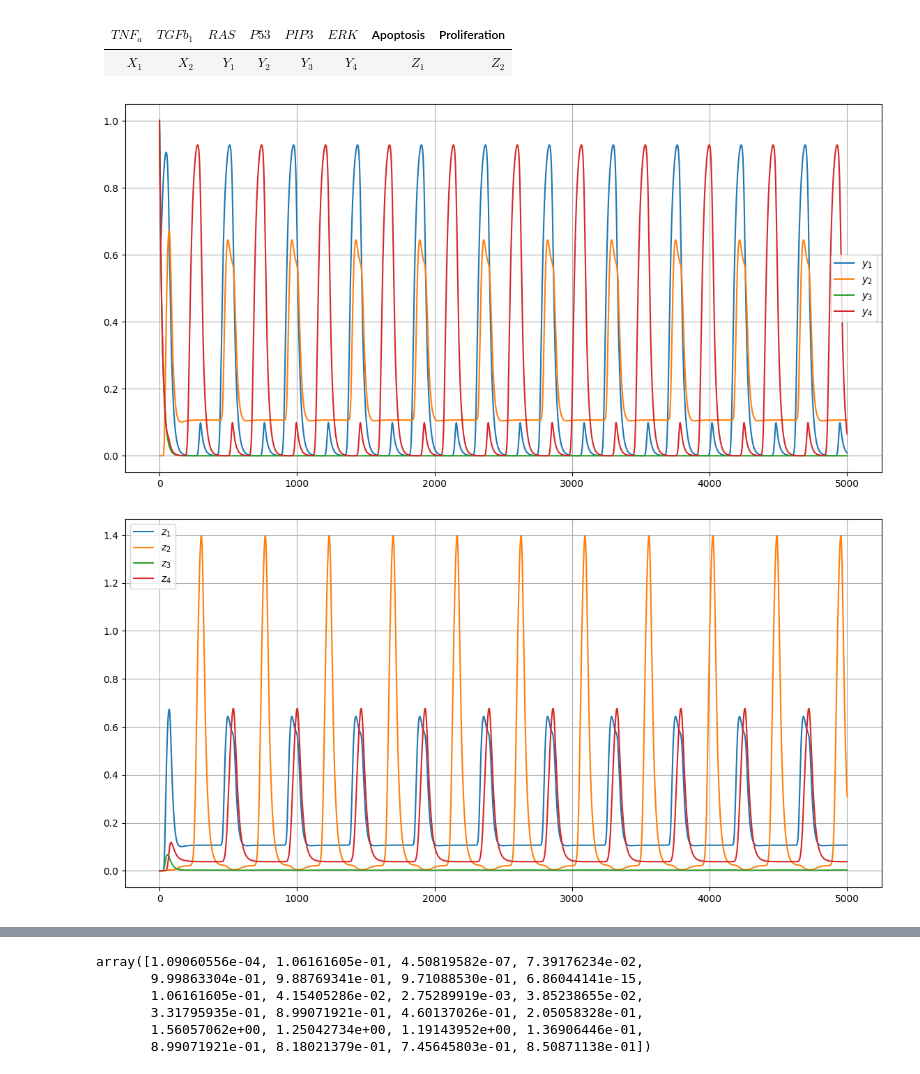
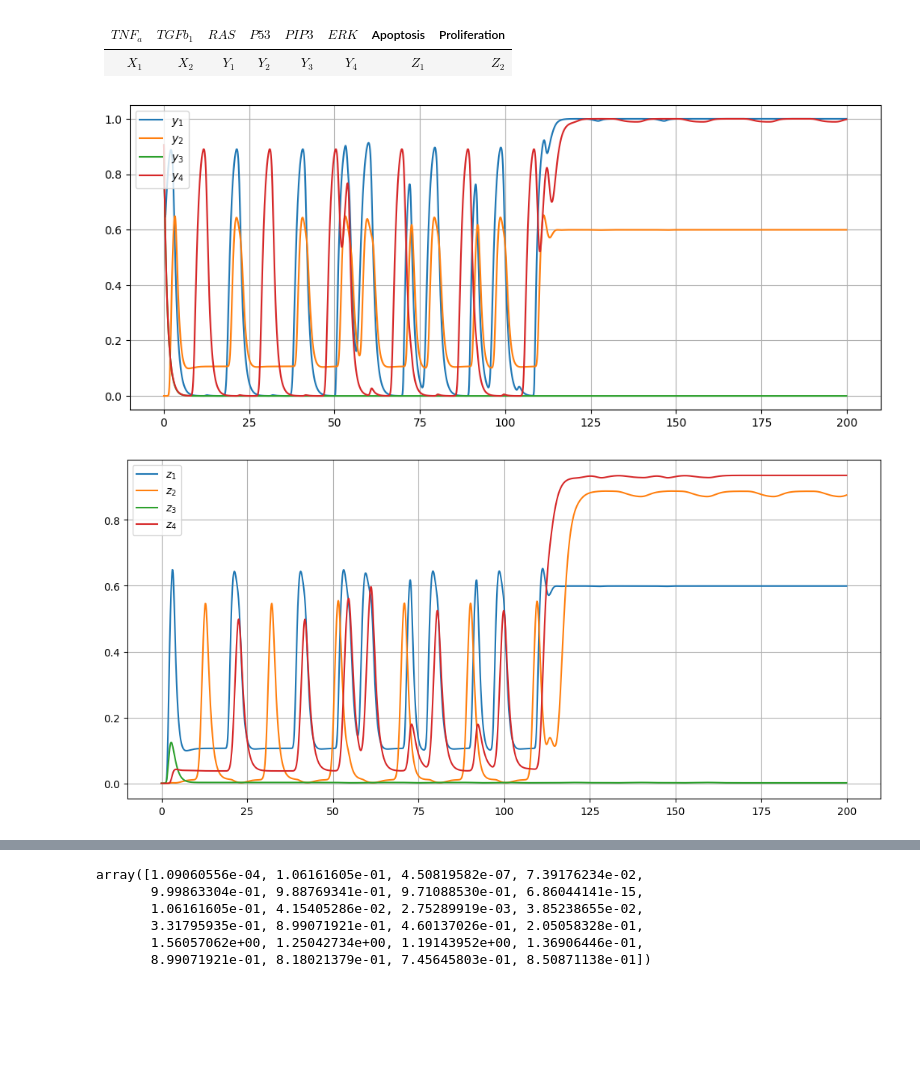
Before and after one commit to joshbrx/biomath_model, a Jupyter notebook: Stellate_N_cancer_cells.ipynb, the cells around one changed output, grey strips where cells are left out. Saved outputs shown, nothing was run; the diff lists cells and outputs as text; code cells hidden in the pictures; blank space fills up the shorter version.

Commit message:
Se agregaron delays en el gen RAS para y1, s3 y s4 respectivamente.

```diff
--- a/Stellate_N_cancer_cells.ipynb
+++ b/Stellate_N_cancer_cells.ipynb
@@ -16,17 +16,17 @@ import random
 def supr(e, n, s):
     return e/(1 + s**n)
 # %%
-def dS(S, i):
+def dS(S, i, y1_tau):
     y1, y2, y3, y4, c2, c3, c4, c5, z1, z2, z3, z4, Ry1, Ry2, Ry3, Ry4, Rc2a, Rc2b, Rc2, Rc3, Rc4, Rc5, Rz1, Rz2, Rz3, Rz4, c2a, c2b = S
     # --------------------------------------------------------
     # dRy1 = e[0]*(supr(1, n[0], X1[i]) + supr(1, n[0], y1) + supr(1, n[0], y3) + supr(1, n[0], y4) + supr(1, n[0], c3)) - Ry1
-    dRy1 = e[0]*(supr(1, n[0], X1[i]) + supr(1, n[0], y3) + supr(1, n[0], y4)) - Ry1;
+    dRy1 = e[0]*(supr(1, n[0], X1[i]) + supr(1, n[0], y1_tau) + supr(1, n[0], y3) + supr(1, n[0], y4)) - Ry1;           # delay
     dy1  = supr(1, n[1], Ry1) - y1;
 
     dRy4 = e[1]*(supr(1, n[0], X2[i]) + supr(1, n[0], y1)) - Ry4;
     dy4  = supr(1, n[1], Ry4) - y4;
 
-    dRy3 = e[2]*(supr(1, n[0], y4) + supr(1, -n[0], y2)) - Ry3          # check
+    dRy3 = e[2]*(supr(1, n[0], y4) + supr(1, -n[0], y2)) - Ry3
     dy3  = supr(1, n[1], Ry3) - y3;
 
     dRy2 = e[3]*(supr(1, n[0], 2*y1) + supr(1, -n[0], 2*y2) + supr(1, -n[0], 2*y3)) - Ry2
@@ -43,10 +43,10 @@ def dS(S, i):
     dRc2 = e[7]*(supr(2, +n[0], c2) + supr(2, -n[0], c3)) - Rc2
     dc2  = supr(1, n[1], Rc2) - c2;
 
-    dRc3 = e[8]*(supr(1, n[0], y1) + supr(1, -n[0], c2)) - Rc3
+    dRc3 = e[8]*(supr(1, n[0], y1_tau) + supr(1, -n[0], c2)) - Rc3
     dc3  = supr(1, n[1], Rc3) - c3;
 
-    dRc4 = e[9]*(supr(1, n[0], y1) + supr(1, n[0], c3) + supr(2, -n[0], c2)) - Rc4
+    dRc4 = e[9]*(supr(1, n[0], y1_tau) + supr(1, n[0], c3) + supr(2, -n[0], c2)) - Rc4
     dc4  = supr(1, n[1], Rc4) - c4;
 
     dRc5 = e[10]*(supr(1, n[0], X2[i]) + supr(1, n[0], c2)) - Rc5
@@ -61,20 +61,21 @@ def dS(S, i):
     dS = [dy1, dy2, dy3, dy4, dc2, dc3, dc4, dc5, dy2, dz2, dz3, dz4, dRy1, dRy2, dRy3, dRy4, dRc2a, dRc2b, dRc2, dRc3, dRc4, dRc5, dRy2, dRz2, dRz3, dRz4, dc2a, dc2b]
     return np.array(dS)
 # %%
-def RK_solver(S0, t):
+def RK_solver(S0, t, k):
     dims = len(S0)
     K = np.empty([4, dims])
-    S = np.empty([len(t)+1, dims])
+    S = np.zeros([len(t)+1, dims])
 
     for d in range(dims):
         S[0, d] = S0[d]
 
     dt = t[1] - t[0];
     for i in range(len(t)):
-        K[0] = dt * dS(S[i]         , i)
-        K[1] = dt * dS(S[i] + K[0]/2, i)
-        K[2] = dt * dS(S[i] + K[1]/2, i)
-        K[3] = dt * dS(S[i] + K[2]  , i)
+        y1_tau = S[i-k, 0]
+        K[0] = dt * dS(S[i]         , i, y1_tau)
+        K[1] = dt * dS(S[i] + K[0]/2, i, y1_tau)
+        K[2] = dt * dS(S[i] + K[1]/2, i, y1_tau)
+        K[3] = dt * dS(S[i] + K[2]  , i, y1_tau)
         for d in range(dims):
             S[i+1, d] = S[i, d] + (K[0,d]+2*K[1,d]+2*K[2,d]+K[3,d])/6
     return S
@@ -83,31 +84,29 @@ def RK_solver(S0, t):
 n = [-4, -20]
 # e = [1/0.25, 1/0.25, 0.85, 0.43, 1/1.25, 1/2.25, 1/0.25, 1/1.25, 1/4.25, 1/2.75, 1/1.75]
 e = [2.5, 2.5, 0.45, 0.45, 1/1.25, 1/1.4, 1, 1/0.2, 2.5, 1/1.25, 1/4.25, 1/2.75, 1/1.75]
-start=0; step=0.05; num=5000
+start=0; step=0.1; num=2000
 t = np.arange(0,num)*step+start
 # %%
 S0 = np.concatenate([np.array([1, 0, 1, 1]), np.zeros(8), np.zeros(16)])   # R, Y, C, Z
-A = np.array([1,1.9,1,1])
-omega = 1/7.4; X1, X2 = np.cos(t*omega)**2, np.sin(t*omega)**2            # omega_max = 7.715
+A = np.array([1,1,1,1]);
+omega = 1/6.157; X1, X2 = np.cos(t*omega)**2, np.sin(t*omega)**2            # omega_max = 7.715
 # X1, X2 = np.ones(num), np.ones(num)
 labels = ["$y_1$","$y_2$","$y_3$","$y_4$","$s_2$","$s_3$","$s_4$","$s_5$","$z_1$","$z_2$","$z_3$","$z_4$"]
 
-Pip = RK_solver(S0, t)
-plt.figure(figsize=(14,7), dpi=100)
+Pip = RK_solver(S0, t, 500)
+plt.figure(figsize=(12,5), dpi=100)
 for i in range(4):
-    plt.plot(Pip[:,i], label=labels[i])
-# for i in range(len(Pip[0])-8):             plt.plot(Pip[:,i+8], label=labels[i+3])
-# plt.plot(X1)
+    plt.plot(t, Pip[1:,i], label=labels[i])
 plt.legend(); plt.grid(); plt.show()
 # %% [output]
-[figure, old version]
+[figure, new version]
 # %%
-plt.figure(figsize=(14,7), dpi=100)
+plt.figure(figsize=(13,6), dpi=100)
 for i in range(4):
-    plt.plot(Pip[:,i+8]*A[i], label=labels[i+8])
+    plt.plot(t, Pip[1:,i+8]*A[i], label=labels[i+8])
 # for i in range(len(Pip[0])-8):             plt.plot(Pip[:,i+8], label=labels[i+3])
 # plt.plot(X1)
 plt.legend(); plt.grid(); plt.show()
 # %% [output]
-[figure, old version]
+[figure, new version]
 # %%
```
Also changed, not shown: parts of 2 cells of this notebook.
